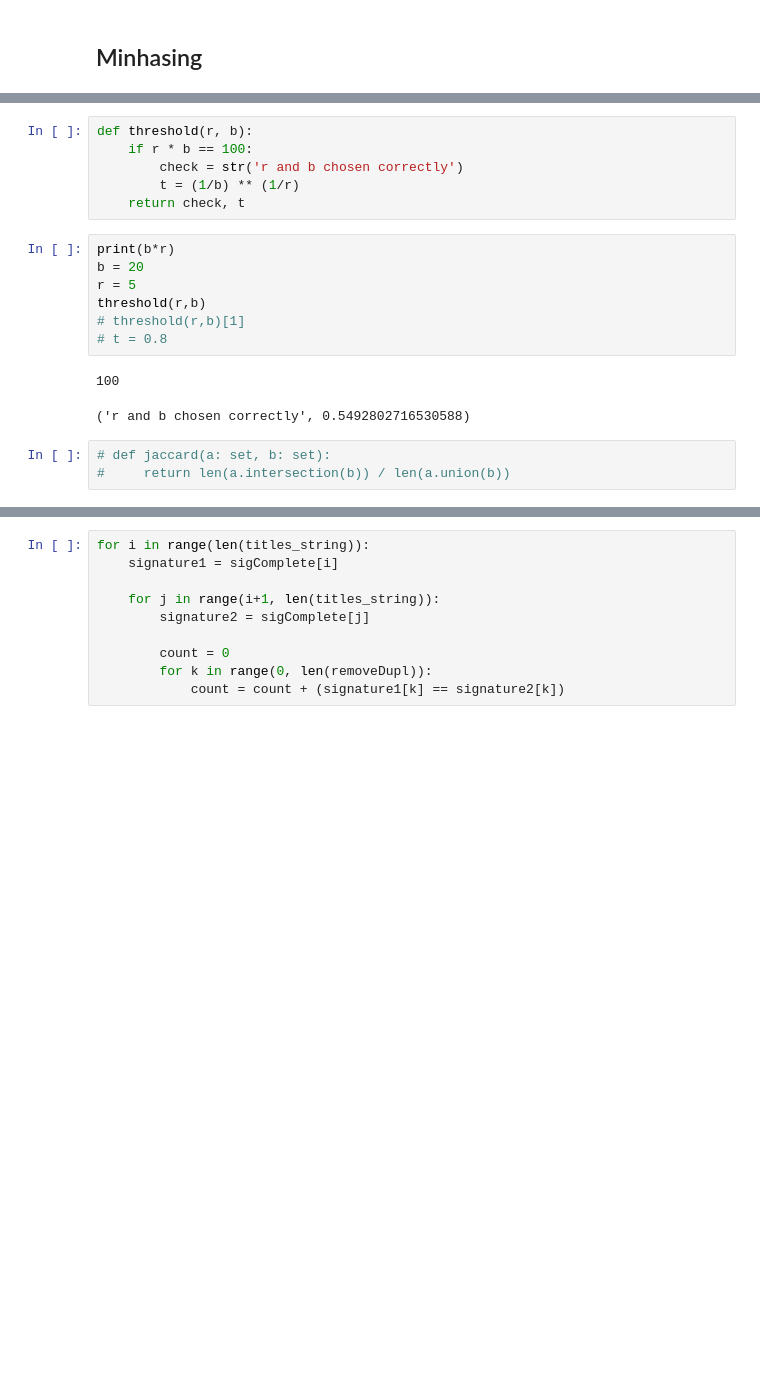
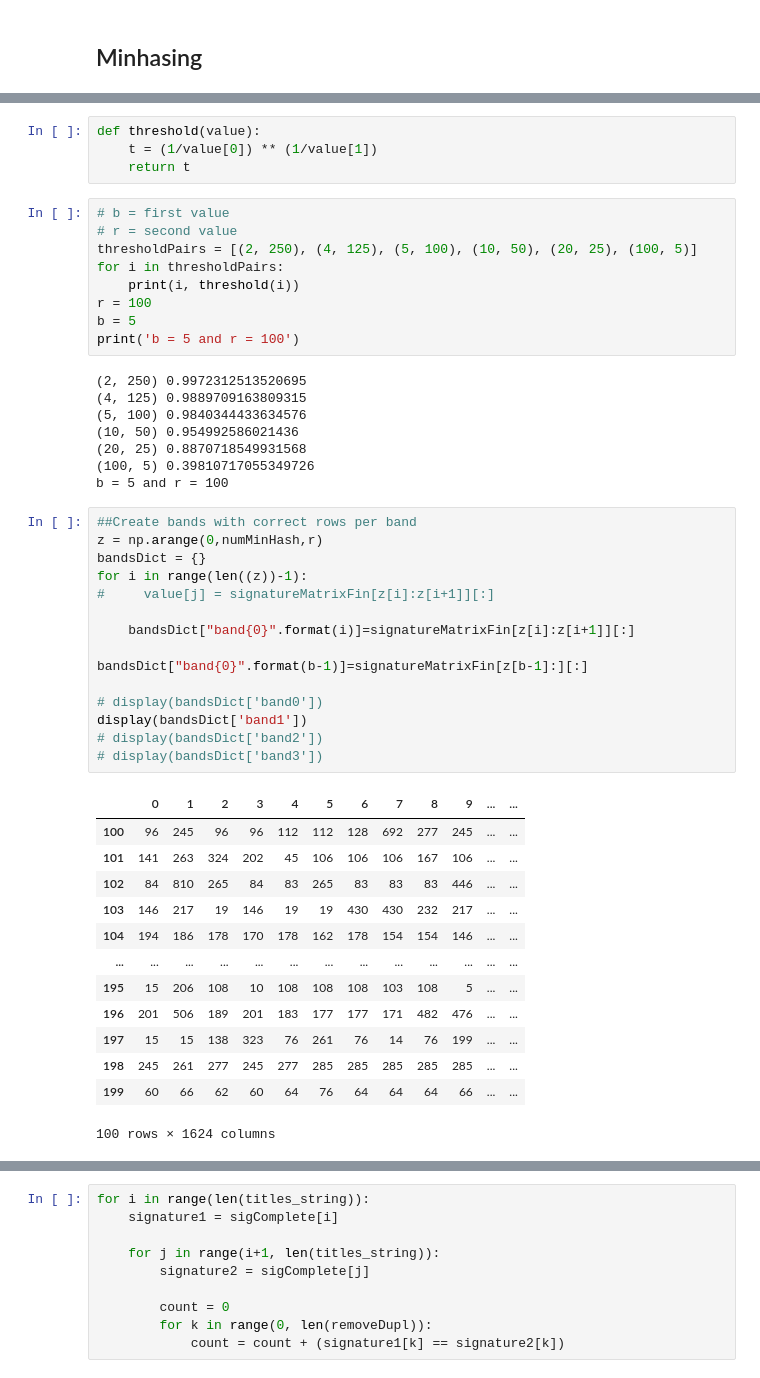
Before and after one commit to JoostAlma/ComputerScienceIndividualAssignment, a Jupyter notebook: COPYIndividual Assignment CS&BA Duplicates-Copy1.ipynb, the cells around one changed output, grey strips where cells are left out. Saved outputs shown, nothing was run; the diff lists cells and outputs as text; blank space fills up the shorter version.

```diff
--- a/COPYIndividual Assignment CS&BA Duplicates-Copy1.ipynb
+++ b/COPYIndividual Assignment CS&BA Duplicates-Copy1.ipynb
@@ -353,21 +334,52 @@ signatureMatrixFin
 n = b * r, where n = length of columns of signature matrix M
 # %%
-def threshold(r, b):
-    if r * b == 100:
-        check = str('r and b chosen correctly')
-        t = (1/b) ** (1/r)
-    return check, t
+def threshold(value):
+    t = (1/value[0]) ** (1/value[1])
+    return t
 # %%
-print(b*r)
-b = 20
-r = 5
-threshold(r,b)
-# threshold(r,b)[1]
-# t = 0.8
+# b = first value
+# r = second value
+thresholdPairs = [(2, 250), (4, 125), (5, 100), (10, 50), (20, 25), (100, 5)]
+for i in thresholdPairs:
+    print(i, threshold(i))
+r = 100
+b = 5
+print('b = 5 and r = 100')
 # %% [output]
-100
+(2, 250) 0.9972312513520695
+(4, 125) 0.9889709163809315
+(5, 100) 0.9840344433634576
+(10, 50) 0.954992586021436
+(20, 25) 0.8870718549931568
+(100, 5) 0.39810717055349726
+b = 5 and r = 100
-('r and b chosen correctly', 0.5492802716530588)
 # %%
-# def jaccard(a: set, b: set):
-#     return len(a.intersection(b)) / len(a.union(b))
+##Create bands with correct rows per band
+z = np.arange(0,numMinHash,r)
+bandsDict = {}
+for i in range(len((z))-1):
+#     value[j] = signatureMatrixFin[z[i]:z[i+1]][:]
+
+    bandsDict["band{0}".format(i)]=signatureMatrixFin[z[i]:z[i+1]][:]
+
+bandsDict["band{0}".format(b-1)]=signatureMatrixFin[z[b-1]:][:]
+
+# display(bandsDict['band0'])
+display(bandsDict['band1'])
+# display(bandsDict['band2'])
+# display(bandsDict['band3'])
+# %% [output]
+|  | 0 | 1 | 2 | 3 | 4 | 5 | 6 | 7 | 8 | 9 | ... | ... |
+| 100 | 96 | 245 | 96 | 96 | 112 | 112 | 128 | 692 | 277 | 245 | ... | ... |
+| 101 | 141 | 263 | 324 | 202 | 45 | 106 | 106 | 106 | 167 | 106 | ... | ... |
+| 102 | 84 | 810 | 265 | 84 | 83 | 265 | 83 | 83 | 83 | 446 | ... | ... |
+| 103 | 146 | 217 | 19 | 146 | 19 | 19 | 430 | 430 | 232 | 217 | ... | ... |
+| 104 | 194 | 186 | 178 | 170 | 178 | 162 | 178 | 154 | 154 | 146 | ... | ... |
+| ... | ... | ... | ... | ... | ... | ... | ... | ... | ... | ... | ... | ... |
+| 195 | 15 | 206 | 108 | 10 | 108 | 108 | 108 | 103 | 108 | 5 | ... | ... |
+| 196 | 201 | 506 | 189 | 201 | 183 | 177 | 177 | 171 | 482 | 476 | ... | ... |
+| 197 | 15 | 15 | 138 | 323 | 76 | 261 | 76 | 14 | 76 | 199 | ... | ... |
+| 198 | 245 | 261 | 277 | 245 | 277 | 285 | 285 | 285 | 285 | 285 | ... | ... |
+| 199 | 60 | 66 | 62 | 60 | 64 | 76 | 64 | 64 | 64 | 66 | ... | ... |
+100 rows × 1624 columns
 # %%
```
Also changed, not shown: parts of 26 cells of this notebook.
